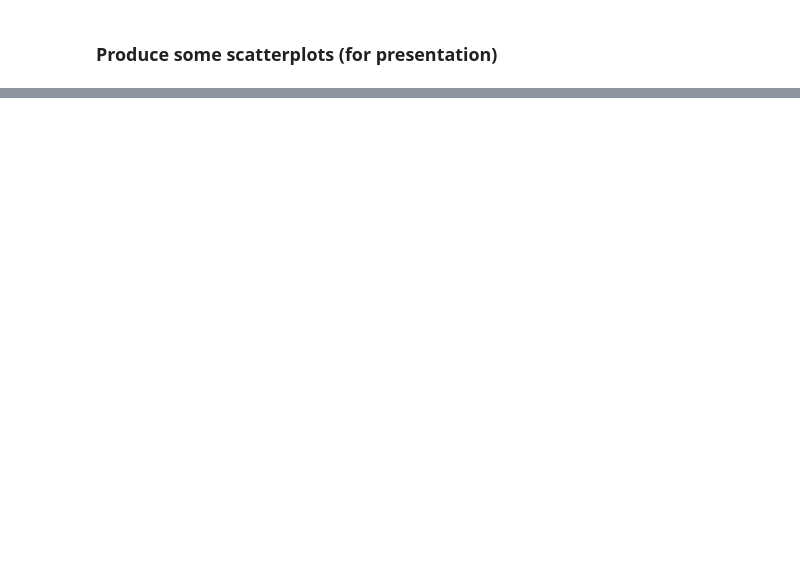
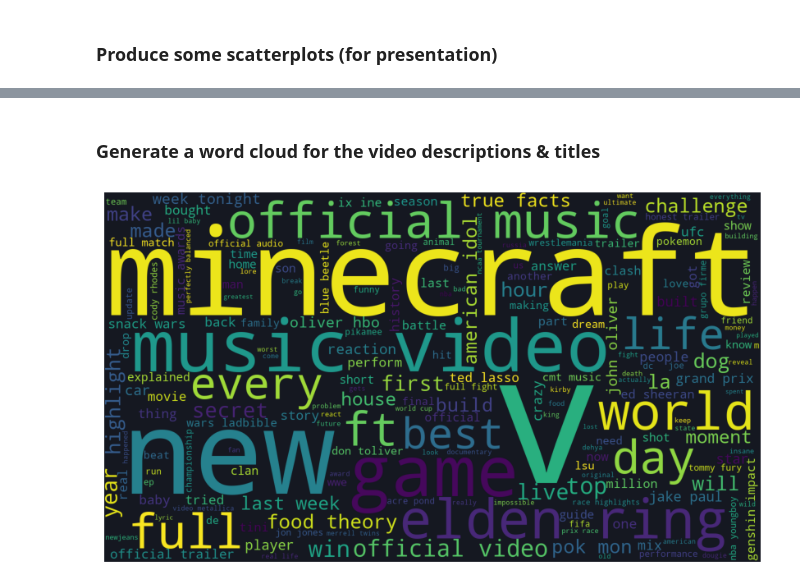
Before and after one commit to maxencefrenette/youtube-views-predictor, a Jupyter notebook: src/visualization/01_visualize.ipynb, the cells around one changed output, grey strips where cells are left out. Saved outputs shown, nothing was run; the diff lists cells and outputs as text; code cells hidden in the pictures; blank space fills up the shorter version.

```diff
--- a/src/visualization/01_visualize.ipynb
+++ b/src/visualization/01_visualize.ipynb
@@ -193,0 +194,2 @@ ax6.sharey(ax4)
+# %% [markdown]
+### Generate a word cloud for the video descriptions & titles
@@ -193,0 +229,15 @@ ax6.sharey(ax4)
+# %%
+wordcloud = WordCloud(width = 1600, height = 900,
+                      background_color ='#151821',
+                      stopwords = set(STOPWORDS),
+                      min_font_size = 10).generate(titles)
+
+# plot the WordCloud image
+plt.figure(figsize = (8, 8), facecolor = None)
+plt.imshow(wordcloud)
+plt.axis("off")
+plt.tight_layout(pad = 0)
+
+plt.show()
+# %% [output]
+[figure, added]
```
Also changed, not shown: parts of 8 cells of this notebook, 1 other file.
